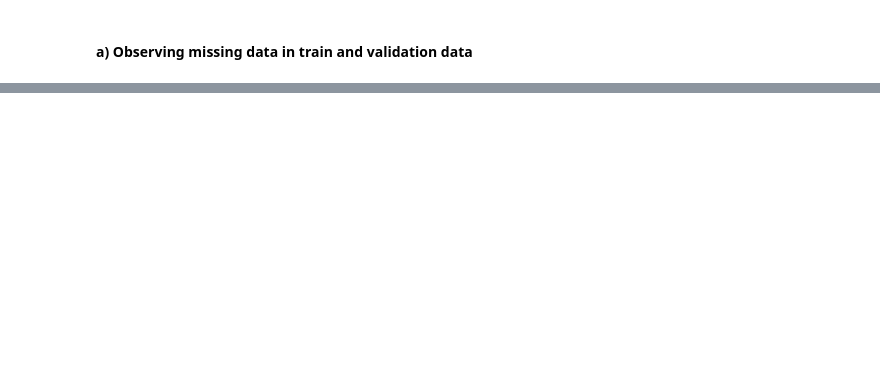
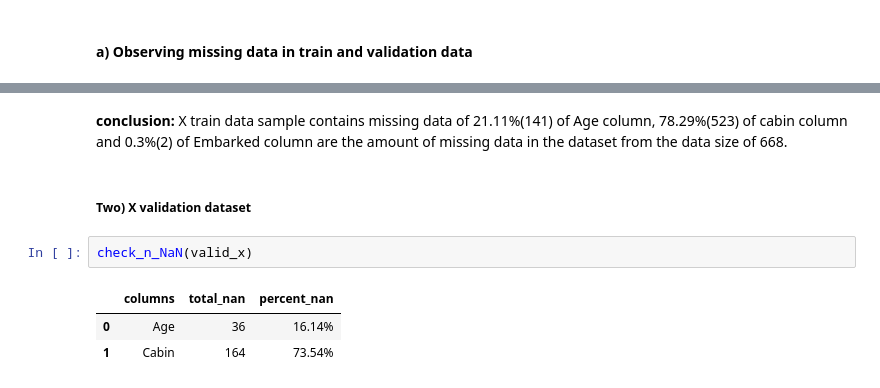
Before and after one commit to denis-spe/titanic, a Jupyter notebook: survival_with_py.ipynb, the cells around one changed output, grey strips where cells are left out. Cells and saved outputs as stored; diff of their text form; blank space fills up the shorter version.

```diff
--- a/survival_with_py.ipynb
+++ b/survival_with_py.ipynb
@@ -375,0 +406,10 @@ plot_NaN(train_x, only_nan=False)
+# %% [markdown]
+**conclusion:** X train data sample contains missing data of 21.11%(141) of Age column, 78.29%(523) of cabin column and 0.3%(2) of Embarked column are the amount of missing data in the dataset from the data size of 668.
+# %% [markdown]
+<h5 style="font-weight: bold;">Two) X validation dataset</h5>
+# %%
+check_n_NaN(valid_x)
+# %% [output]
+|  | columns | total_nan | percent_nan |
+| 0 | Age | 36 | 16.14% |
+| 1 | Cabin | 164 | 73.54% |
```
Also changed, not shown: parts of 11 cells of this notebook.
